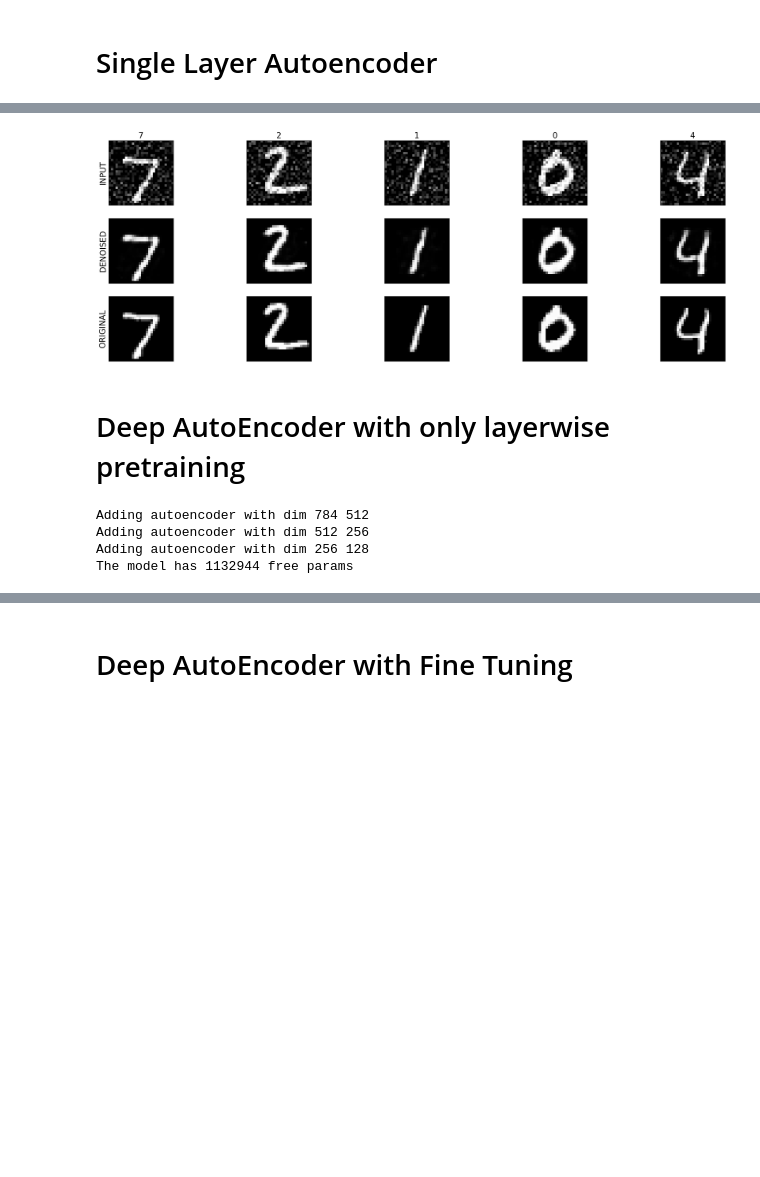
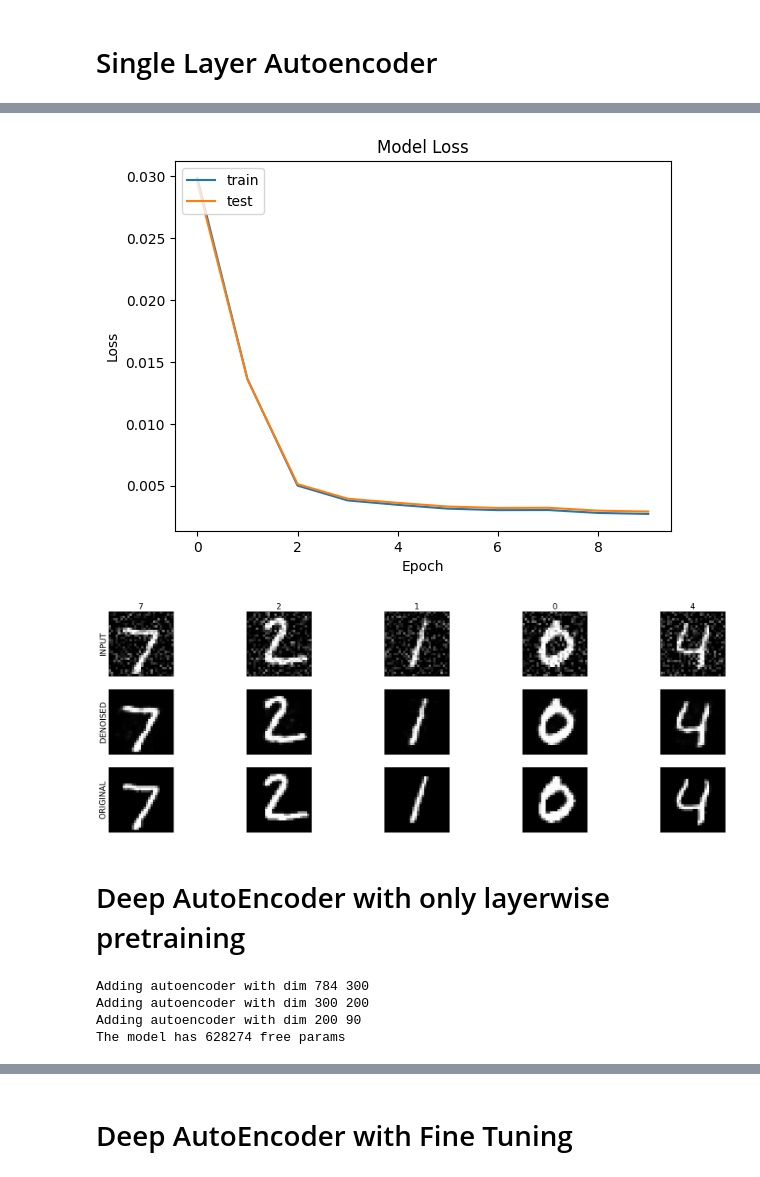
Before and after one commit to Sopralapanca/Pattern-Recognition, a Jupyter notebook: ASSIGNMENT_1_GIACOMO_CARFI_AUTOENCODER.ipynb, the cells around one changed output, grey strips where cells are left out. Saved outputs shown, nothing was run; the diff lists cells and outputs as text; code cells hidden in the pictures; blank space fills up the shorter version.

```diff
--- a/ASSIGNMENT_1_GIACOMO_CARFI_AUTOENCODER.ipynb
+++ b/ASSIGNMENT_1_GIACOMO_CARFI_AUTOENCODER.ipynb
@@ -108,15 +102,17 @@ def evaluate_MSE(model, eval_dataset):
 
   return loss.item()
 # %%
-def fit(epochs, model, X_train):
-
-  print(X_train.shape)
+def fit(epochs, model, X_train, X_test=None):
   # prepare data loaders
   train_loader = torch.utils.data.DataLoader(X_train, batch_size=20, shuffle=True)
+
+  # define loss and optimizer
   criterion = nn.MSELoss()
   optimizer = torch.optim.Adam(model.parameters(), lr=0.001)
+  print(model.parameters())
 
-  history = []
+  train_loss_history = []
+  test_loss_history = []
 
   for epoch in range(1, epochs+1):
     model.train()
@@ -137,7 +133,13 @@ def fit(epochs, model, X_train):
       optimizer.step()
 
     train_loss = evaluate_MSE(model, X_train)
-    print(f'Epoch: {epoch} \tTraining Loss: {train_loss}')
-    history.append(train_loss)
+    if X_test is not None:
+      test_loss = evaluate_MSE(model, X_test)
+      test_loss_history.append(test_loss)
+      print(f'Epoch: {epoch} \tTraining Loss: {train_loss} \tTest Loss: {test_loss}')
+    else:
+      print(f'Epoch: {epoch} \tTraining Loss: {train_loss}')
 
-  return history
+    train_loss_history.append(train_loss)
+
+  return [train_loss_history, test_loss_history]
@@ -220,2 +185,12 @@ epochs=10
+# %%
+# plot history
+def plot_history(history):
+  plt.plot(history[0])
+  plt.plot(history[1])
+  plt.title('Model Loss')
+  plt.ylabel('Loss')
+  plt.xlabel('Epoch')
+  plt.legend(['train', 'test'], loc='upper left')
+  plt.show()
 # %% [markdown]
 # Single Layer Autoencoder
@@ -231,5 +252,6 @@ model_graph.visual_graph
 # %% [output]
 [drawing not drawn]
 # %%
-history = fit(epochs, model, X_train)
+epochs = 10
+history = fit(epochs, sae, X_train, X_test)
 # %% [output]
@@ -252,7 +269,11 @@ Single layer AutoEncoder loss: 0.005014795809984207
+# %%
+plot_history(history)
+# %% [output]
+[figure, added]
 # %%
-check_results(noisy_data, denoised, X_test, y_test)
+check_results(model=sae, original=X_test, label=y_test)
 # %% [output]
-[figure, old version]
+[figure, new version]
 # %% [markdown]
 # Deep AutoEncoder with only layerwise pretraining
 # %%
@@ -291,12 +321,13 @@ class DeepAutoEncoder(nn.Module):
     x = self.decode(x)
     return x
 # %%
-hidden_layers = [512, 256, 128]
+# number of parameters of single layer autoencoder 628384
+hidden_layers = [300, 200, 90]
 deep_ae = DeepAutoEncoder(X_train.shape[1], hidden_layers)
 count_parameters(deep_ae)
 # %% [output]
-Adding autoencoder with dim 784 512
-Adding autoencoder with dim 512 256
-Adding autoencoder with dim 256 128
-The model has 1132944 free params
+Adding autoencoder with dim 784 300
+Adding autoencoder with dim 300 200
+Adding autoencoder with dim 200 90
+The model has 628274 free params
 # %%
```
Also changed, not shown: parts of 29 cells of this notebook.
